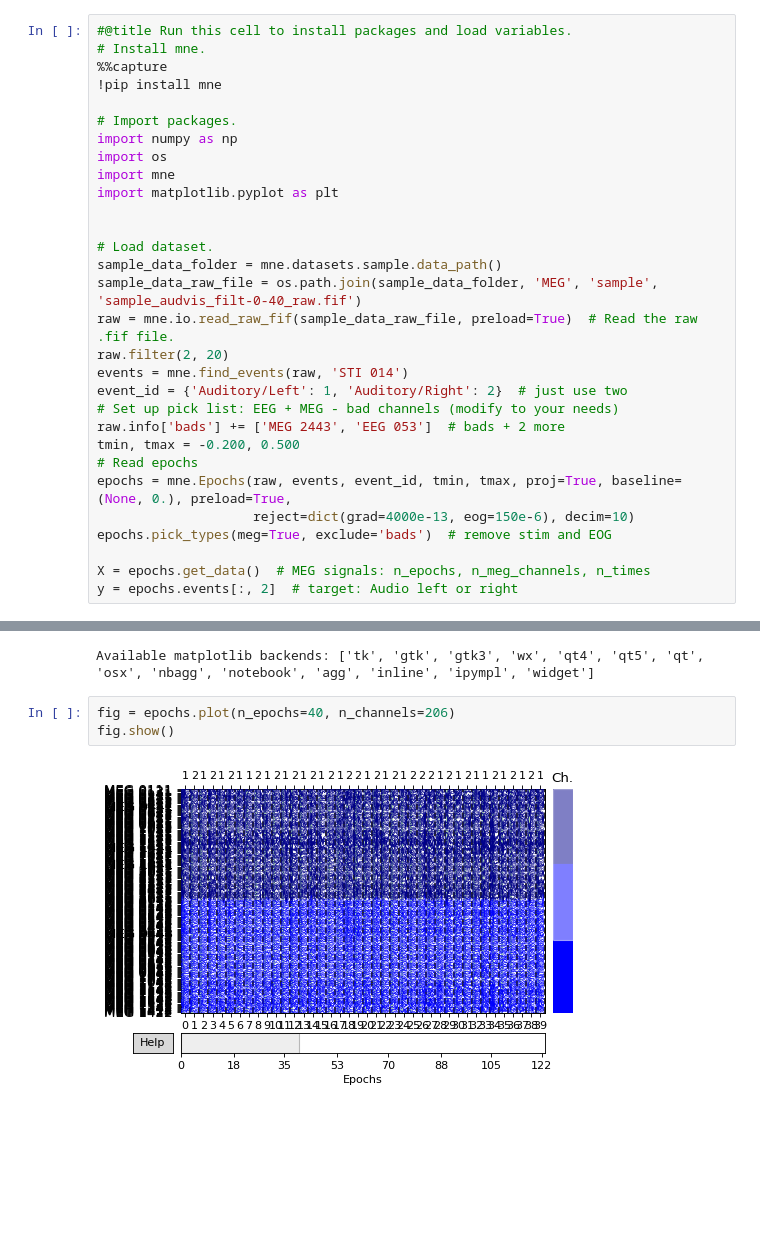
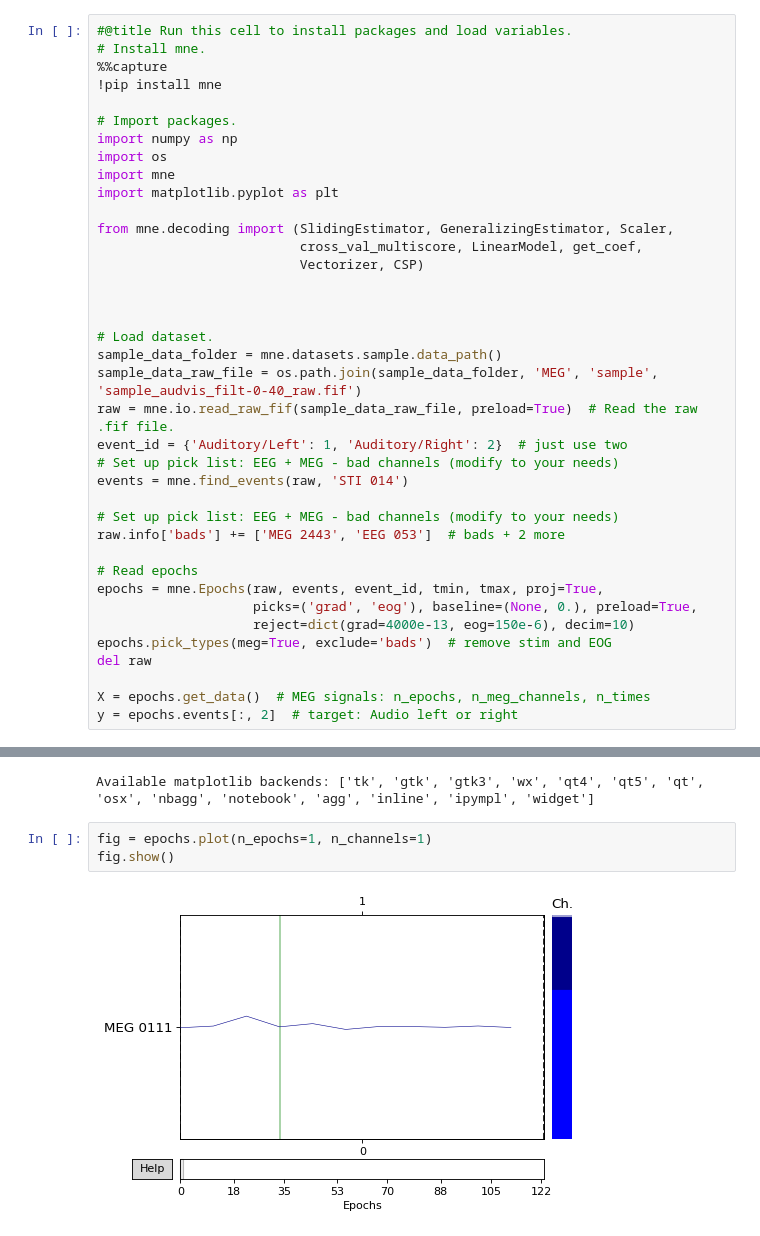
Before and after one commit to simpleParadox/PSYCO-576-Fall-2020, a Jupyter notebook: PSYCO_576_ML_for_Psychology_DW_2.ipynb, the cells around one changed output, grey strips where cells are left out. Cells and saved outputs as stored; diff of their text form; blank space fills up the shorter version.

```diff
--- a/PSYCO_576_ML_for_Psychology_DW_2.ipynb
+++ b/PSYCO_576_ML_for_Psychology_DW_2.ipynb
@@ -45,21 +45,29 @@ import os
 import mne
 import matplotlib.pyplot as plt
 
+from mne.decoding import (SlidingEstimator, GeneralizingEstimator, Scaler,
+                          cross_val_multiscore, LinearModel, get_coef,
+                          Vectorizer, CSP)
+
+
 
 # Load dataset.
 sample_data_folder = mne.datasets.sample.data_path()
 sample_data_raw_file = os.path.join(sample_data_folder, 'MEG', 'sample', 'sample_audvis_filt-0-40_raw.fif')
 raw = mne.io.read_raw_fif(sample_data_raw_file, preload=True)  # Read the raw .fif file.
-raw.filter(2, 20)
-events = mne.find_events(raw, 'STI 014')
 event_id = {'Auditory/Left': 1, 'Auditory/Right': 2}  # just use two
 # Set up pick list: EEG + MEG - bad channels (modify to your needs)
+events = mne.find_events(raw, 'STI 014')
+
+# Set up pick list: EEG + MEG - bad channels (modify to your needs)
 raw.info['bads'] += ['MEG 2443', 'EEG 053']  # bads + 2 more
-tmin, tmax = -0.200, 0.500
+
 # Read epochs
-epochs = mne.Epochs(raw, events, event_id, tmin, tmax, proj=True, baseline=(None, 0.), preload=True,
+epochs = mne.Epochs(raw, events, event_id, tmin, tmax, proj=True,
+                    picks=('grad', 'eog'), baseline=(None, 0.), preload=True,
                     reject=dict(grad=4000e-13, eog=150e-6), decim=10)
 epochs.pick_types(meg=True, exclude='bads')  # remove stim and EOG
+del raw
 
 X = epochs.get_data()  # MEG signals: n_epochs, n_meg_channels, n_times
 y = epochs.events[:, 2]  # target: Audio left or right
@@ -92,7 +177,7 @@ y.shape
 # %% [output]
 Available matplotlib backends: ['tk', 'gtk', 'gtk3', 'wx', 'qt4', 'qt5', 'qt', 'osx', 'nbagg', 'notebook', 'agg', 'inline', 'ipympl', 'widget']
 # %%
-fig = epochs.plot(n_epochs=40, n_channels=206)
+fig = epochs.plot(n_epochs=1, n_channels=1)
 fig.show()
 # %% [output]
-[figure, old version]
+[figure, new version]
```
Also changed, not shown: parts of 23 cells of this notebook.
